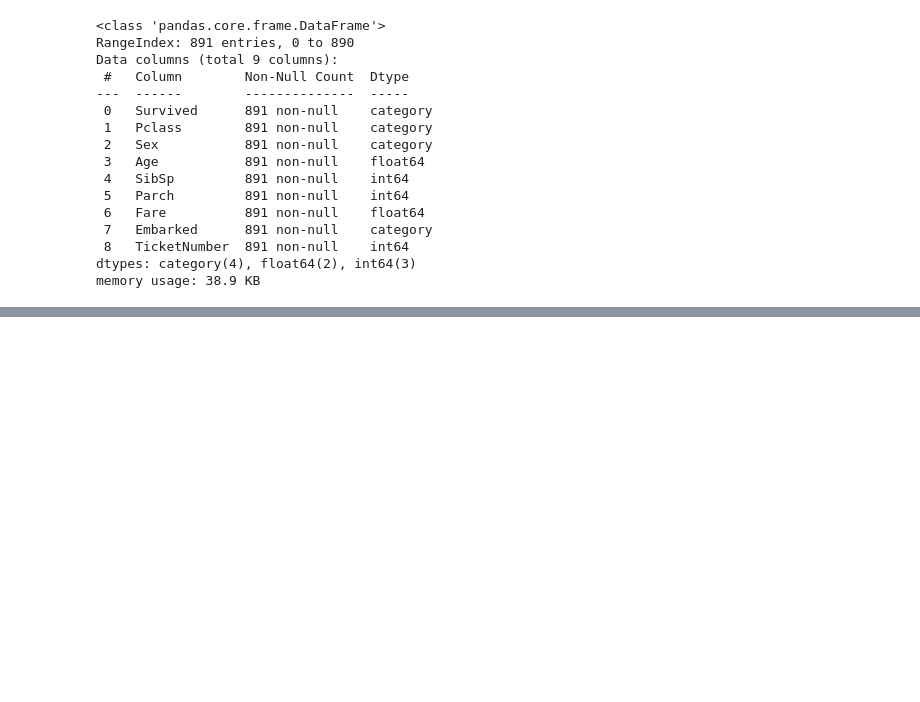
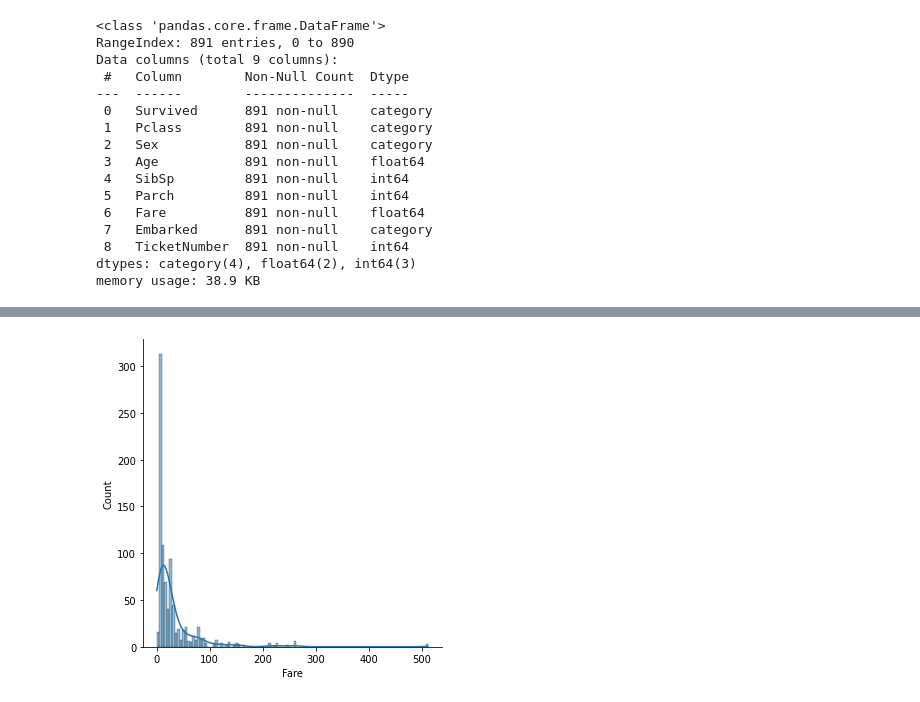
Before and after one commit to edoofra/Titanic-Survived-Prediction-ML-classification, a Jupyter notebook: titanic-survived-prediction-ml-classification.ipynb, the cells around one changed output, grey strips where cells are left out. Cells and saved outputs as stored; diff of their text form; code cells hidden in the pictures; blank space fills up the shorter version.

```diff
--- a/titanic-survived-prediction-ml-classification.ipynb
+++ b/titanic-survived-prediction-ml-classification.ipynb
@@ -270,0 +290,5 @@ memory usage: 38.9 KB
+# %%
+# distribuzione dei passeggeri sulla base del prezzo del biglietto
+s = sns.displot(trainData['Fare'],kde= True)
+# %% [output]
+[figure, added]
```
Also changed, not shown: parts of 8 cells of this notebook.
